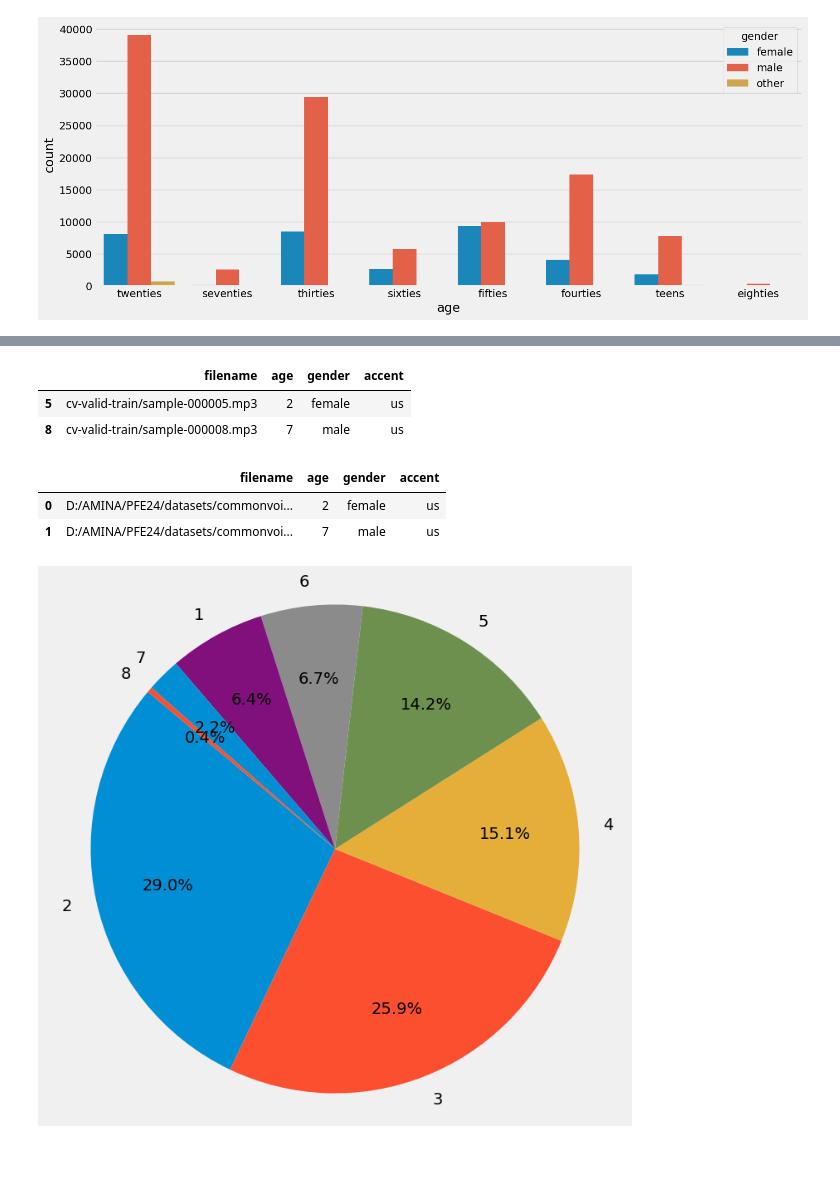
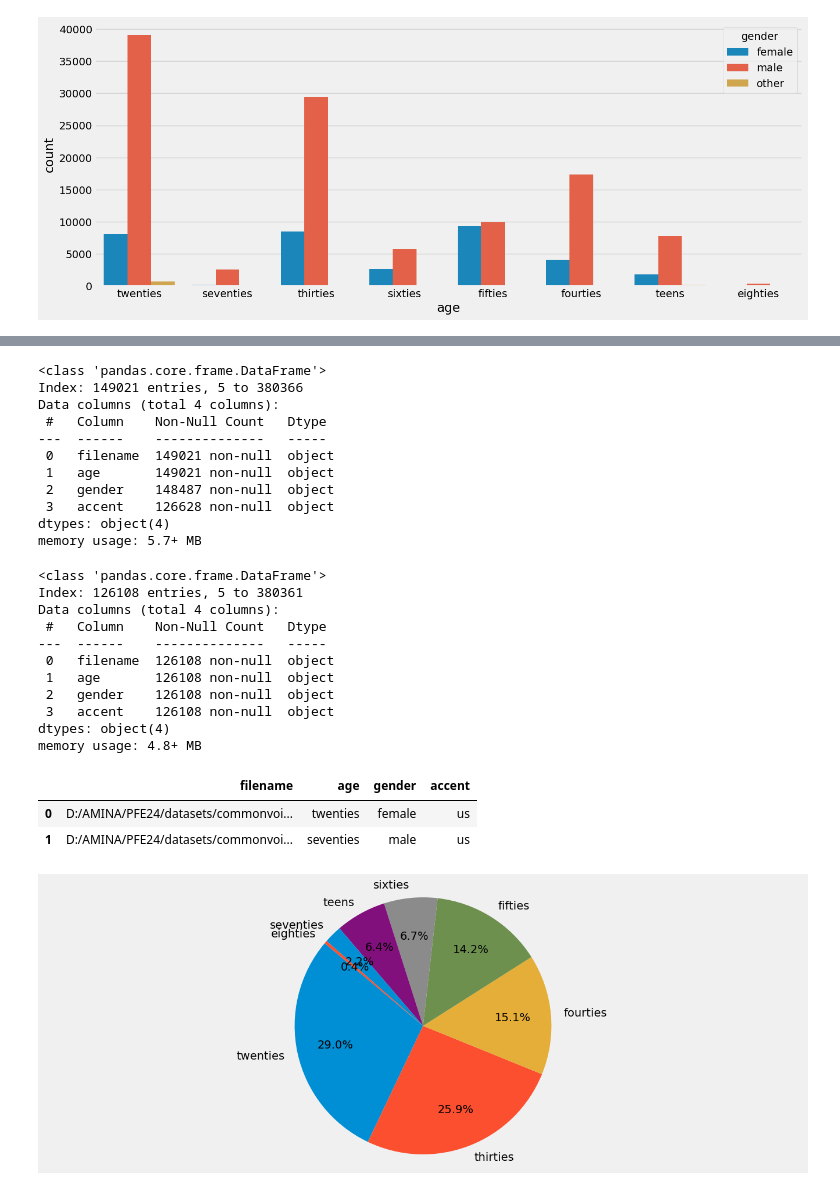
Before and after one commit to amina-work/PFE_AgeEstimationFromVoice, a Jupyter notebook: data.ipynb, the cells around one changed output, grey strips where cells are left out. Saved outputs shown, nothing was run; the diff lists cells and outputs as text; code cells hidden in the pictures; blank space fills up the shorter version.

```diff
--- a/data.ipynb
+++ b/data.ipynb
@@ -126,15 +127,37 @@ plt.show()
+# %%
+#DATA CLEANING
+df = df[["filename","age","gender","accent"]]
+df.info()
+# %% [output]
+<class 'pandas.core.frame.DataFrame'>
+Index: 149021 entries, 5 to 380366
+Data columns (total 4 columns):
+ #   Column    Non-Null Count   Dtype
+---  ------    --------------   -----
+ 0   filename  149021 non-null  object
+ 1   age       149021 non-null  object
+ 2   gender    148487 non-null  object
+ 3   accent    126628 non-null  object
+dtypes: object(4)
+memory usage: 5.7+ MB
 # %%
-#DATA CLEANING
-df = df[["filename","age","gender","accent"]]
 df = df.dropna(subset=['gender'])
 df = df.dropna(subset=['accent'])
-cleanup_nums = {"age": {"teens":1,"twenties":2,"thirties":3,"fourties":4,"fifties":5,"sixties":6,"seventies":7,"eighties":8}}
-df = df.replace(cleanup_nums)
-df.head(2)
+#cleanup_nums = {"age": {"teens":1,"twenties":2,"thirties":3,"fourties":4,"fifties":5,"sixties":6,"seventies":7,"eighties":8}}
+#df = df.replace(cleanup_nums)
+df.info()
 # %% [output]
-|  | filename | age | gender | accent |
-| 5 | cv-valid-train/sample-000005.mp3 | 2 | female | us |
-| 8 | cv-valid-train/sample-000008.mp3 | 7 | male | us |
+<class 'pandas.core.frame.DataFrame'>
+Index: 126108 entries, 5 to 380361
+Data columns (total 4 columns):
+ #   Column    Non-Null Count   Dtype
+---  ------    --------------   -----
+ 0   filename  126108 non-null  object
+ 1   age       126108 non-null  object
+ 2   gender    126108 non-null  object
+ 3   accent    126108 non-null  object
+dtypes: object(4)
+memory usage: 4.8+ MB
 # %%
 #AUDIO PROCESSING
 #first: iterating through the audio folders and comparing with df["filename"] values
@@ -160,20 +183,19 @@ df.reset_index(drop=True, inplace=True)
 df.head(2)
 # %% [output]
 |  | filename | age | gender | accent |
-| 0 | D:/AMINA/PFE24/datasets/commonvoi... | 2 | female | us |
-| 1 | D:/AMINA/PFE24/datasets/commonvoi... | 7 | male | us |
+| 0 | D:/AMINA/PFE24/datasets/commonvoi... | twenties | female | us |
+| 1 | D:/AMINA/PFE24/datasets/commonvoi... | seventies | male | us |
 # %%
 # Save cleaned and manipulated data to CSV
 data_csv_path = "D:/AMINA/PFE24/application/data.csv"
 #df.to_csv(data_csv_path, index=False)
 # %%
-plt.figure(figsize=(8, 8))
 df['age'].value_counts().plot(kind='pie', autopct='%1.1f%%', startangle=140, pctdistance=0.7)
 plt.axis('equal')  # Equal aspect ratio ensures that pie is drawn as a circle.
 plt.ylabel('')  # Remove y-axis label
 plt.show()
 # %% [output]
-[figure, old version]
+[figure, new version]
 # %%
 sns.countplot(x=df.age)
 plt.show()
```
Also changed, not shown: parts of 5 cells of this notebook, 1 other file.
